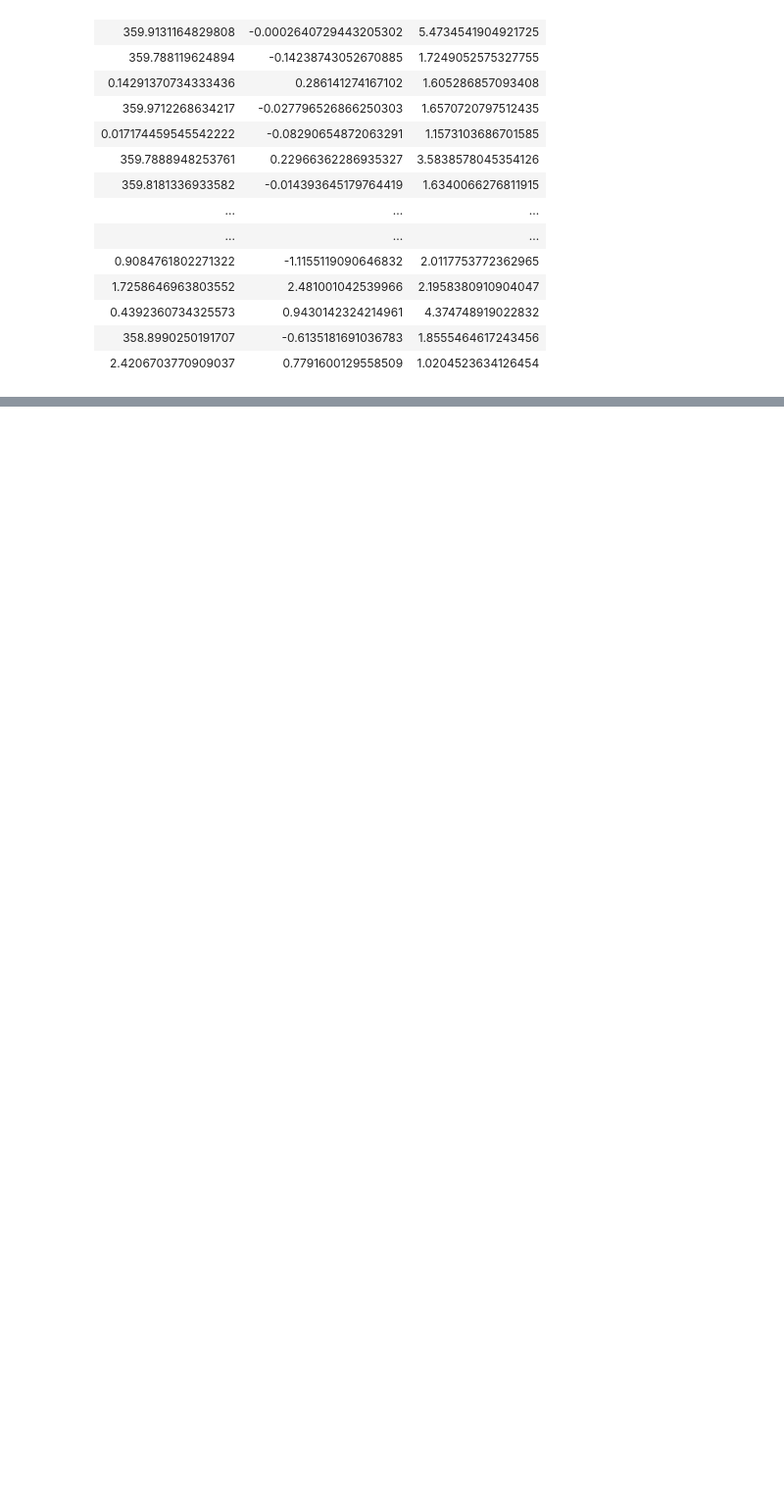
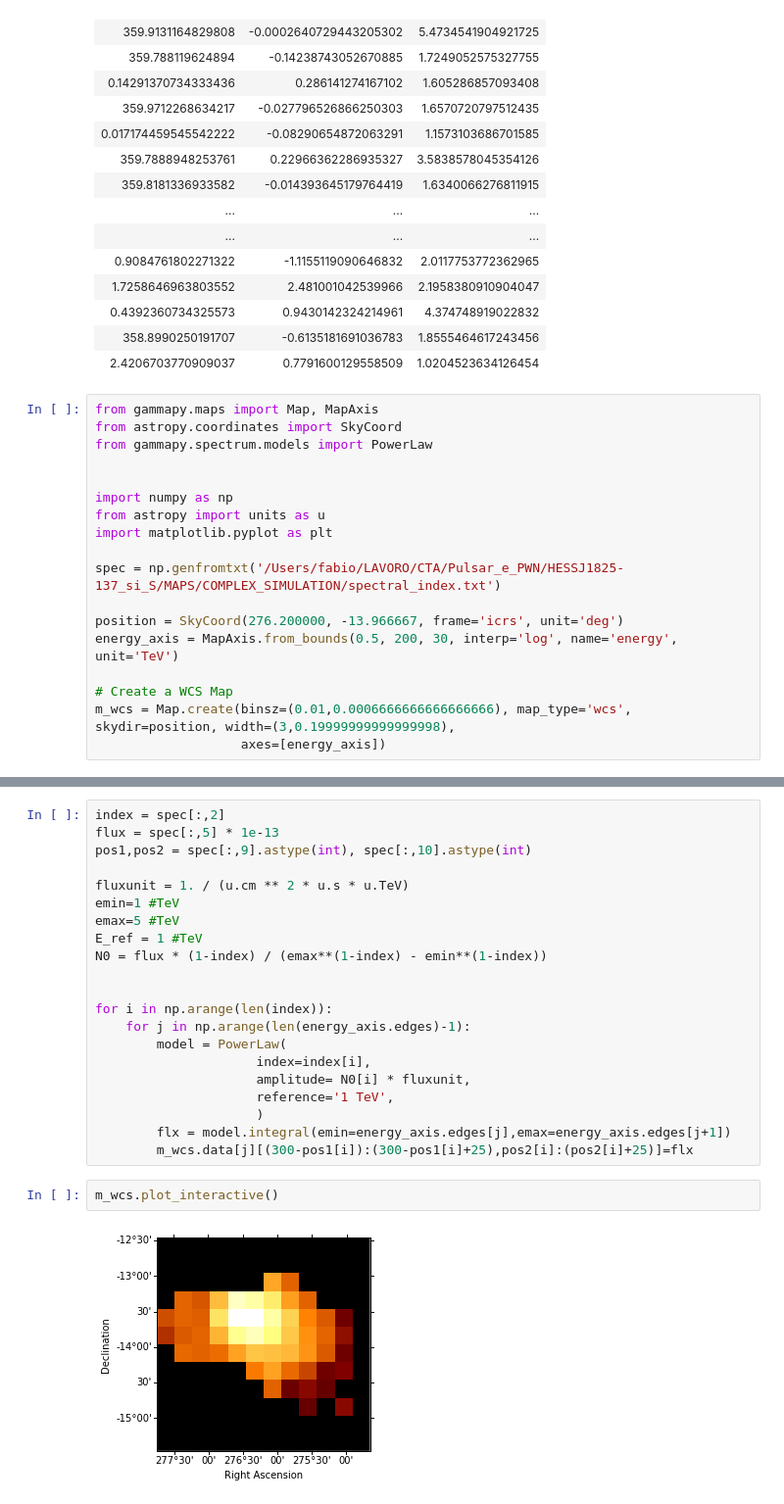
Before and after one commit to fabiopintore/notebooks-public, a Jupyter notebook: gammapy-event-sampling/prototype.ipynb, the cells around one changed output, grey strips where cells are left out. Shown at 98% size. Saved outputs shown, nothing was run; the diff lists cells and outputs as text; blank space fills up the shorter version.

```diff
--- a/gammapy-event-sampling/prototype.ipynb
+++ b/gammapy-event-sampling/prototype.ipynb
@@ -722,3 +942,21 @@ Table length=28113
 | 0.4392360734325573 | 0.9430142324214961 | 4.374748919022832 |
 | 358.8990250191707 | -0.6135181691036783 | 1.8555464617243456 |
 | 2.4206703770909037 | 0.7791600129558509 | 1.0204523634126454 |
+# %%
+from gammapy.maps import Map, MapAxis
+from astropy.coordinates import SkyCoord
+from gammapy.spectrum.models import PowerLaw
+
+
+import numpy as np
+from astropy import units as u
+import matplotlib.pyplot as plt
+
+spec = np.genfromtxt('/Users/fabio/LAVORO/CTA/Pulsar_e_PWN/HESSJ1825-137_si_S/MAPS/COMPLEX_SIMULATION/spectral_index.txt')
+
+position = SkyCoord(276.200000, -13.966667, frame='icrs', unit='deg')
+energy_axis = MapAxis.from_bounds(0.5, 200, 30, interp='log', name='energy', unit='TeV')
+
+# Create a WCS Map
+m_wcs = Map.create(binsz=(0.01,0.0006666666666666666), map_type='wcs', skydir=position, width=(3,0.19999999999999998),
+                   axes=[energy_axis])
@@ -724,0 +976,25 @@ Table length=28113
+# %%
+index = spec[:,2]
+flux = spec[:,5] * 1e-13
+pos1,pos2 = spec[:,9].astype(int), spec[:,10].astype(int)
+
+fluxunit = 1. / (u.cm ** 2 * u.s * u.TeV)
+emin=1 #TeV
+emax=5 #TeV
+E_ref = 1 #TeV
+N0 = flux * (1-index) / (emax**(1-index) - emin**(1-index))
+
+
+for i in np.arange(len(index)):
+    for j in np.arange(len(energy_axis.edges)-1):
+        model = PowerLaw(
+                     index=index[i],
+                     amplitude= N0[i] * fluxunit,
+                     reference='1 TeV',
+                     )
+        flx = model.integral(emin=energy_axis.edges[j],emax=energy_axis.edges[j+1])
+        m_wcs.data[j][(300-pos1[i]):(300-pos1[i]+25),pos2[i]:(pos2[i]+25)]=flx
+# %%
+m_wcs.plot_interactive()
+# %% [output]
+[figure, added]
```
Also changed, not shown: parts of 37 cells of this notebook.
